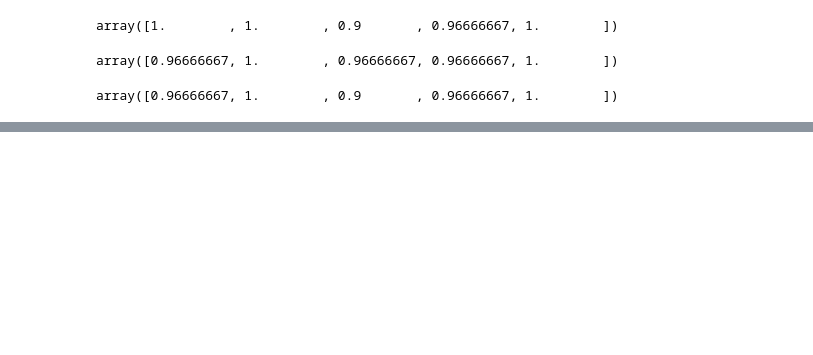
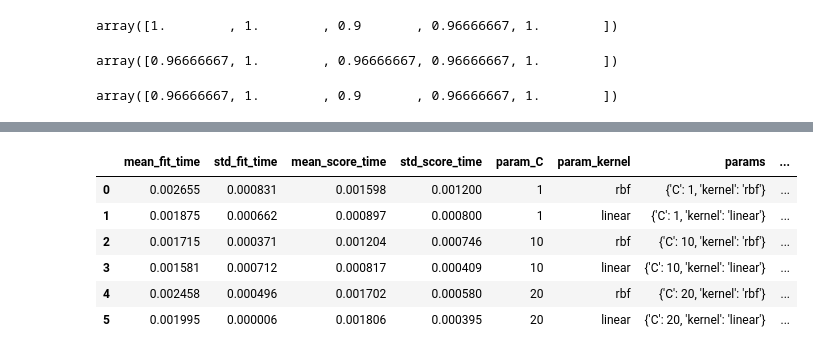
Before and after one commit to ankushgupta05/ML-By-Codebesics, a Jupyter notebook: ML/Hyper Parameter Tuning (GridSearchCV)/Hyper parameter tuning.ipynb, the cells around one changed output, grey strips where cells are left out. Cells and saved outputs as stored; diff of their text form; code cells hidden in the pictures; blank space fills up the shorter version.

```diff
--- a/ML/Hyper Parameter Tuning (GridSearchCV)/Hyper parameter tuning.ipynb
+++ b/ML/Hyper Parameter Tuning (GridSearchCV)/Hyper parameter tuning.ipynb
@@ -76,0 +101,10 @@ array([0.96666667, 1.        , 0.9       , 0.96666667, 1.        ])
+# %%
+from sklearn.model_selection import GridSearchCV
+
+clf = GridSearchCV(svm.SVC(gamma='auto'),{
+    'C':[1,10,20],
+    'kernel':['rbf','linear']
+},cv=5, return_train_score=False)
+
+clf.fit(iris.data, iris.target)
+clf.cv_results_
@@ -76,0 +129,11 @@ array([0.96666667, 1.        , 0.9       , 0.96666667, 1.        ])
+# %%
+df = pd.DataFrame(clf.cv_results_)
+df
+# %% [output]
+|  | mean_fit_time | std_fit_time | mean_score_time | std_score_time | param_C | param_kernel | params | ... |
+| 0 | 0.002655 | 0.000831 | 0.001598 | 0.001200 | 1 | rbf | {'C': 1, 'kernel': 'rbf'} | ... |
+| 1 | 0.001875 | 0.000662 | 0.000897 | 0.000800 | 1 | linear | {'C': 1, 'kernel': 'linear'} | ... |
+| 2 | 0.001715 | 0.000371 | 0.001204 | 0.000746 | 10 | rbf | {'C': 10, 'kernel': 'rbf'} | ... |
+| 3 | 0.001581 | 0.000712 | 0.000817 | 0.000409 | 10 | linear | {'C': 10, 'kernel': 'linear'} | ... |
+| 4 | 0.002458 | 0.000496 | 0.001702 | 0.000580 | 20 | rbf | {'C': 20, 'kernel': 'rbf'} | ... |
+| 5 | 0.001995 | 0.000006 | 0.001806 | 0.000395 | 20 | linear | {'C': 20, 'kernel': 'linear'} | ... |
```
Also changed, not shown: parts of 15 cells of this notebook.
